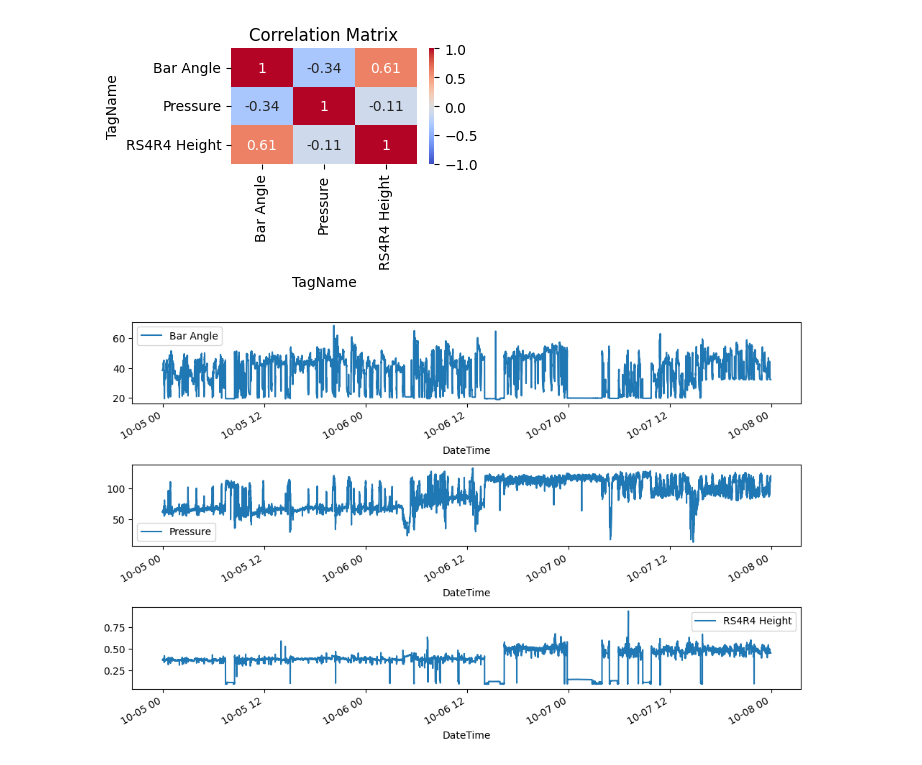
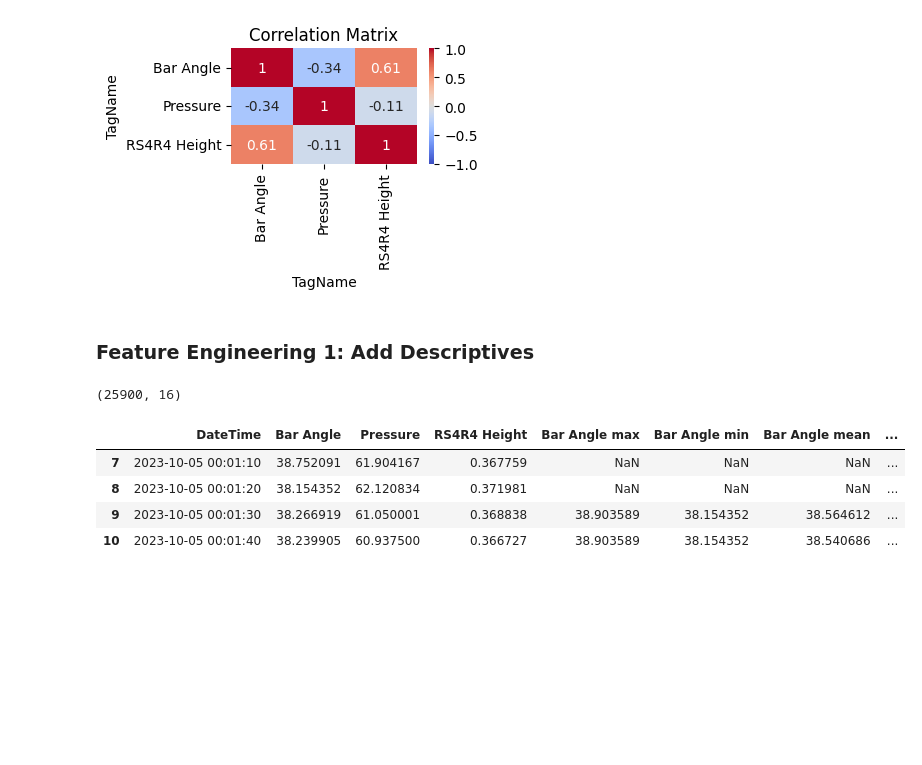
Before and after one commit to iseakash/data_science_materials, a Jupyter notebook: ml_standard_codes/feature_engg/time_series_features.ipynb, the cells around one changed output. Saved outputs shown, nothing was run; the diff lists cells and outputs as text; code cells hidden in the pictures; blank space fills up the shorter version.

```diff
--- a/ml_standard_codes/feature_engg/time_series_features.ipynb
+++ b/ml_standard_codes/feature_engg/time_series_features.ipynb
@@ -182,7 +196,20 @@ Before dropping columns, df.shape:  (25900, 4)
 ['DateTime'] columns are dropped.
 After dropping columns, df.shape:  (25900, 3)
 [figure]
-# %%
-plots_timeseries_data(df_grouped, col_name, datetime)
-# %% [output]
-[figure, removed]
+# %% [markdown]
+### Feature Engineering 1: Add Descriptives
+# %%
+rolling_agg = df_grouped[col_name].rolling(roll_window).aggregate(['max', 'min', 'mean', 'std']).copy()
+# Rename the columns # ["_".join(col.split("_")[1][1:-1].replace("'","").replace(",","").lower().split(" ")) for col in rolling_agg.columns]
+rolling_agg.columns = [" ".join(col) for col in rolling_agg.columns]
+
+agg_final_df = pd.concat([df_grouped, rolling_agg], axis=1)
+print(agg_final_df.shape)
+agg_final_df.loc[7:10]
+# %% [output]
+(25900, 16)
+|  | DateTime | Bar Angle | Pressure | RS4R4 Height | Bar Angle max | Bar Angle min | Bar Angle mean | ... |
+| 7 | 2023-10-05 00:01:10 | 38.752091 | 61.904167 | 0.367759 | NaN | NaN | NaN | ... |
+| 8 | 2023-10-05 00:01:20 | 38.154352 | 62.120834 | 0.371981 | NaN | NaN | NaN | ... |
+| 9 | 2023-10-05 00:01:30 | 38.266919 | 61.050001 | 0.368838 | 38.903589 | 38.154352 | 38.564612 | ... |
+| 10 | 2023-10-05 00:01:40 | 38.239905 | 60.937500 | 0.366727 | 38.903589 | 38.154352 | 38.540686 | ... |
```
Also changed, not shown: parts of 7 cells of this notebook.
